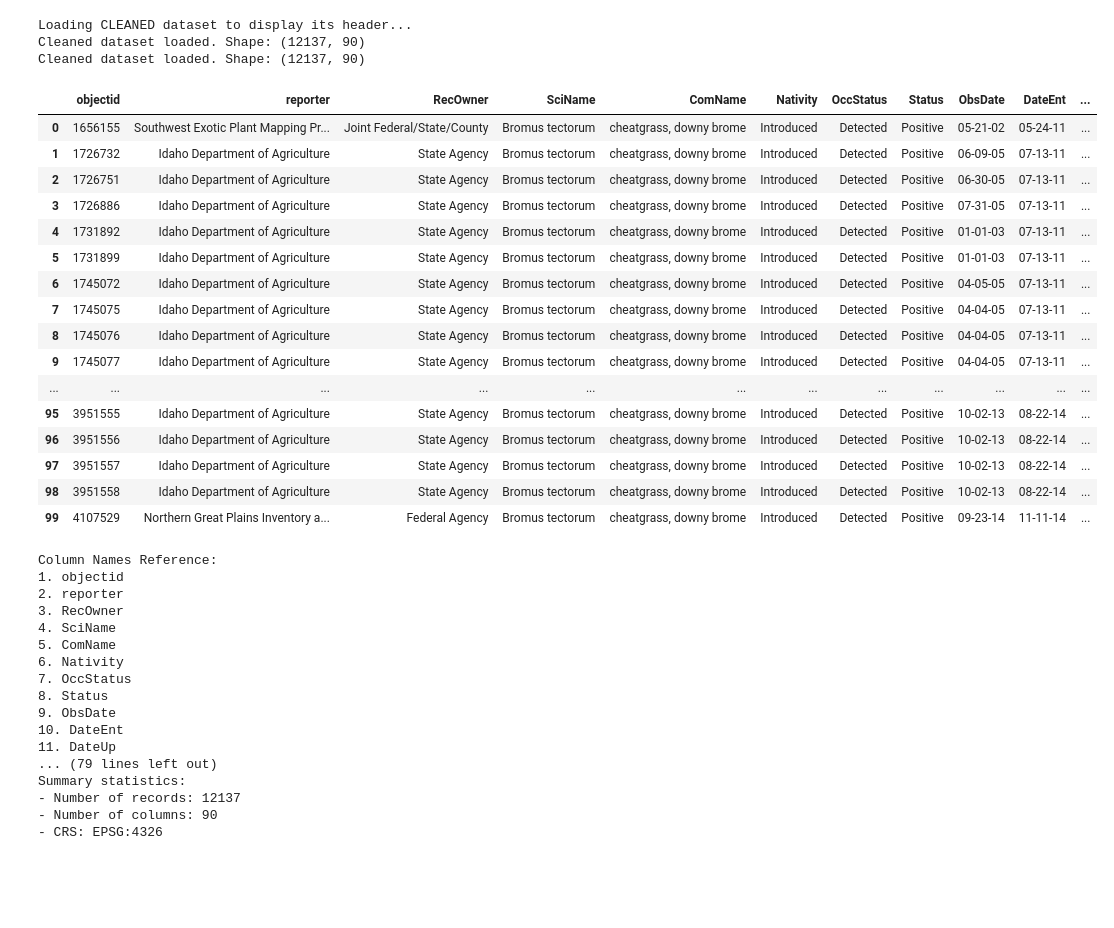
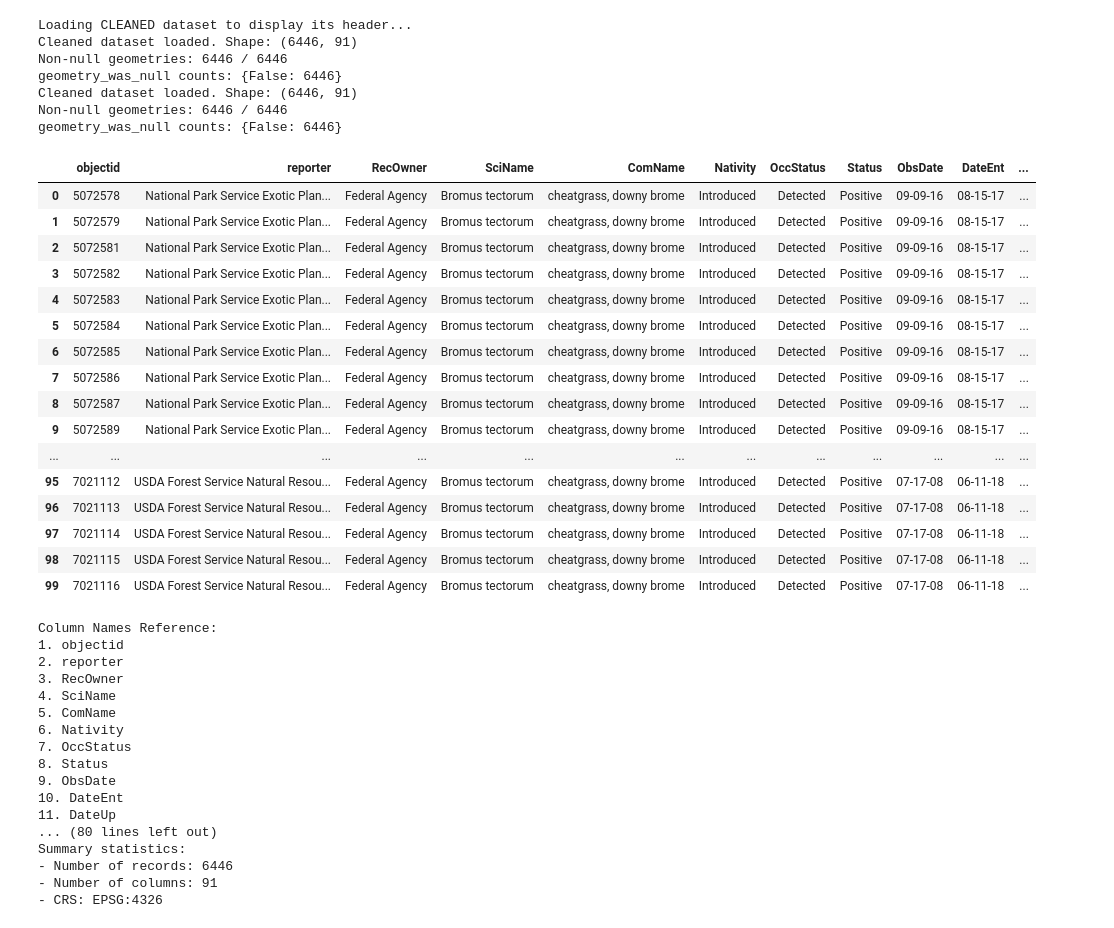
Before and after one commit to rmbielski/SAL_Git_Projects, a Jupyter notebook: Cheatgrass/Cheatgrass_CNN.ipynb, the cells around one changed output. Saved outputs shown, nothing was run; the diff lists cells and outputs as text; code cells hidden in the pictures; blank space fills up the shorter version.

```diff
--- a/Cheatgrass/Cheatgrass_CNN.ipynb
+++ b/Cheatgrass/Cheatgrass_CNN.ipynb
@@ -253,59 +615,66 @@ from IPython.display import display, HTML
 # Set pandas to display all columns without truncating them
 pd.set_option('display.max_columns', None)
 
-# Use cleaned dataset produced by Cell 2
-shapefile_path = '/home/rbielski/SAL_Git_Projects/Cheatgrass/filtered_cheatgrass_cleaned.gpkg'
+# Use cleaned dataset produced by Cell 3 (valid geometries only, GeoJSON)
+shapefile_path = '/home/rbielski/SAL_Git_Projects/Cheatgrass/filtered_cheatgrass_cleaned_valid.geojson'
 
 print(f"Loading CLEANED dataset to display its header...")
 
 try:
     gdf = gpd.read_file(shapefile_path)
     print(f"Cleaned dataset loaded. Shape: {gdf.shape}")
+    print(f"Non-null geometries: {gdf.geometry.notna().sum()} / {len(gdf)}")
+    if 'geometry_was_null' in gdf.columns:
+        print(f"geometry_was_null counts: {gdf['geometry_was_null'].value_counts(dropna=False).to_dict()}")
     display_cols = [col for col in gdf.columns if col != 'geometry']
     html = """
     <style>
         .dataframe-div { max-height: 500px; max-width: 100%; overflow: auto; border: 1px solid #ddd; }
         table.dataframe { border-collapse: collapse; width: 100%; font-family: Arial, sans-serif; color: #333333; }
         table.dataframe th { background-color: #4682b4; color: white; position: sticky; top: 0; z-index: 10; padding: 10px; text-align: left; font-weight: bold; border: 1px solid #ddd; }
         table.dataframe td { padding: 8px; text-align: left; border: 1px solid #ddd; background-color: #f9f9f9; color: #333333; }
         table.dataframe tr:nth-child(even) td { background-color: #ffffff; }
         table.dataframe tr:hover td { background-color: #e6f7ff; }
     </style>
     <div class="dataframe-div">
     """
     html += gdf[display_cols].head(100).to_html(index=True, classes='dataframe', escape=False)
     html += "</div>"
     display(HTML(html))
     print("\nColumn Names Reference:")
     for i, col in enumerate(display_cols):
         print(f"{i+1}. {col}")
     print("\nSummary statistics:")
     print(f"- Number of records: {len(gdf)}")
     print(f"- Number of columns: {len(gdf.columns)}")
     print(f"- CRS: {gdf.crs}")
 except Exception as e:
     print(f"❌ An error occurred: {e}")
 # %% [output]
 Loading CLEANED dataset to display its header...
-Cleaned dataset loaded. Shape: (12137, 90)
-Cleaned dataset loaded. Shape: (12137, 90)
+Cleaned dataset loaded. Shape: (6446, 91)
+Non-null geometries: 6446 / 6446
+geometry_was_null counts: {False: 6446}
+Cleaned dataset loaded. Shape: (6446, 91)
+Non-null geometries: 6446 / 6446
+geometry_was_null counts: {False: 6446}
 |  | objectid | reporter | RecOwner | SciName | ComName | Nativity | OccStatus | Status | ObsDate | DateEnt | ... |
-| 0 | 1656155 | Southwest Exotic Plant Mapping Pr... | Joint Federal/State/County | Bromus tectorum | cheatgrass, downy brome | Introduced | Detected | Positive | 05-21-02 | 05-24-11 | ... |
-| 1 | 1726732 | Idaho Department of Agriculture | State Agency | Bromus tectorum | cheatgrass, downy brome | Introduced | Detected | Positive | 06-09-05 | 07-13-11 | ... |
-| 2 | 1726751 | Idaho Department of Agriculture | State Agency | Bromus tectorum | cheatgrass, downy brome | Introduced | Detected | Positive | 06-30-05 | 07-13-11 | ... |
-| 3 | 1726886 | Idaho Department of Agriculture | State Agency | Bromus tectorum | cheatgrass, downy brome | Introduced | Detected | Positive | 07-31-05 | 07-13-11 | ... |
-| 4 | 1731892 | Idaho Department of Agriculture | State Agency | Bromus tectorum | cheatgrass, downy brome | Introduced | Detected | Positive | 01-01-03 | 07-13-11 | ... |
-| 5 | 1731899 | Idaho Department of Agriculture | State Agency | Bromus tectorum | cheatgrass, downy brome | Introduced | Detected | Positive | 01-01-03 | 07-13-11 | ... |
-| 6 | 1745072 | Idaho Department of Agriculture | State Agency | Bromus tectorum | cheatgrass, downy brome | Introduced | Detected | Positive | 04-05-05 | 07-13-11 | ... |
-| 7 | 1745075 | Idaho Department of Agriculture | State Agency | Bromus tectorum | cheatgrass, downy brome | Introduced | Detected | Positive | 04-04-05 | 07-13-11 | ... |
-| 8 | 1745076 | Idaho Department of Agriculture | State Agency | Bromus tectorum | cheatgrass, downy brome | Introduced | Detected | Positive | 04-04-05 | 07-13-11 | ... |
-| 9 | 1745077 | Idaho Department of Agriculture | State Agency | Bromus tectorum | cheatgrass, downy brome | Introduced | Detected | Positive | 04-04-05 | 07-13-11 | ... |
+| 0 | 5072578 | National Park Service Exotic Plan... | Federal Agency | Bromus tectorum | cheatgrass, downy brome | Introduced | Detected | Positive | 09-09-16 | 08-15-17 | ... |
+| 1 | 5072579 | National Park Service Exotic Plan... | Federal Agency | Bromus tectorum | cheatgrass, downy brome | Introduced | Detected | Positive | 09-09-16 | 08-15-17 | ... |
+| 2 | 5072581 | National Park Service Exotic Plan... | Federal Agency | Bromus tectorum | cheatgrass, downy brome | Introduced | Detected | Positive | 09-09-16 | 08-15-17 | ... |
+| 3 | 5072582 | National Park Service Exotic Plan... | Federal Agency | Bromus tectorum | cheatgrass, downy brome | Introduced | Detected | Positive | 09-09-16 | 08-15-17 | ... |
+| 4 | 5072583 | National Park Service Exotic Plan... | Federal Agency | Bromus tectorum | cheatgrass, downy brome | Introduced | Detected | Positive | 09-09-16 | 08-15-17 | ... |
+| 5 | 5072584 | National Park Service Exotic Plan... | Federal Agency | Bromus tectorum | cheatgrass, downy brome | Introduced | Detected | Positive | 09-09-16 | 08-15-17 | ... |
+| 6 | 5072585 | National Park Service Exotic Plan... | Federal Agency | Bromus tectorum | cheatgrass, downy brome | Introduced | Detected | Positive | 09-09-16 | 08-15-17 | ... |
+| 7 | 5072586 | National Park Service Exotic Plan... | Federal Agency | Bromus tectorum | cheatgrass, downy brome | Introduced | Detected | Positive | 09-09-16 | 08-15-17 | ... |
+| 8 | 5072587 | National Park Service Exotic Plan... | Federal Agency | Bromus tectorum | cheatgrass, downy brome | Introduced | Detected | Positive | 09-09-16 | 08-15-17 | ... |
+| 9 | 5072589 | National Park Service Exotic Plan... | Federal Agency | Bromus tectorum | cheatgrass, downy brome | Introduced | Detected | Positive | 09-09-16 | 08-15-17 | ... |
 | ... | ... | ... | ... | ... | ... | ... | ... | ... | ... | ... | ... |
-| 95 | 3951555 | Idaho Department of Agriculture | State Agency | Bromus tectorum | cheatgrass, downy brome | Introduced | Detected | Positive | 10-02-13 | 08-22-14 | ... |
-| 96 | 3951556 | Idaho Department of Agriculture | State Agency | Bromus tectorum | cheatgrass, downy brome | Introduced | Detected | Positive | 10-02-13 | 08-22-14 | ... |
-| 97 | 3951557 | Idaho Department of Agriculture | State Agency | Bromus tectorum | cheatgrass, downy brome | Introduced | Detected | Positive | 10-02-13 | 08-22-14 | ... |
-| 98 | 3951558 | Idaho Department of Agriculture | State Agency | Bromus tectorum | cheatgrass, downy brome | Introduced | Detected | Positive | 10-02-13 | 08-22-14 | ... |
-| 99 | 4107529 | Northern Great Plains Inventory a... | Federal Agency | Bromus tectorum | cheatgrass, downy brome | Introduced | Detected | Positive | 09-23-14 | 11-11-14 | ... |
+| 95 | 7021112 | USDA Forest Service Natural Resou... | Federal Agency | Bromus tectorum | cheatgrass, downy brome | Introduced | Detected | Positive | 07-17-08 | 06-11-18 | ... |
+| 96 | 7021113 | USDA Forest Service Natural Resou... | Federal Agency | Bromus tectorum | cheatgrass, downy brome | Introduced | Detected | Positive | 07-17-08 | 06-11-18 | ... |
+| 97 | 7021114 | USDA Forest Service Natural Resou... | Federal Agency | Bromus tectorum | cheatgrass, downy brome | Introduced | Detected | Positive | 07-17-08 | 06-11-18 | ... |
+| 98 | 7021115 | USDA Forest Service Natural Resou... | Federal Agency | Bromus tectorum | cheatgrass, downy brome | Introduced | Detected | Positive | 07-17-08 | 06-11-18 | ... |
+| 99 | 7021116 | USDA Forest Service Natural Resou... | Federal Agency | Bromus tectorum | cheatgrass, downy brome | Introduced | Detected | Positive | 07-17-08 | 06-11-18 | ... |
 Column Names Reference:
 1. objectid
 2. reporter
@@ -318,9 +687,9 @@ Column Names Reference:
 9. ObsDate
 10. DateEnt
 11. DateUp
-... (79 lines left out)
+... (80 lines left out)
 Summary statistics:
-- Number of records: 12137
-- Number of columns: 90
+- Number of records: 6446
+- Number of columns: 91
 - CRS: EPSG:4326
 # %%
```
Also changed, not shown: parts of 9 cells of this notebook, 2 other files.
